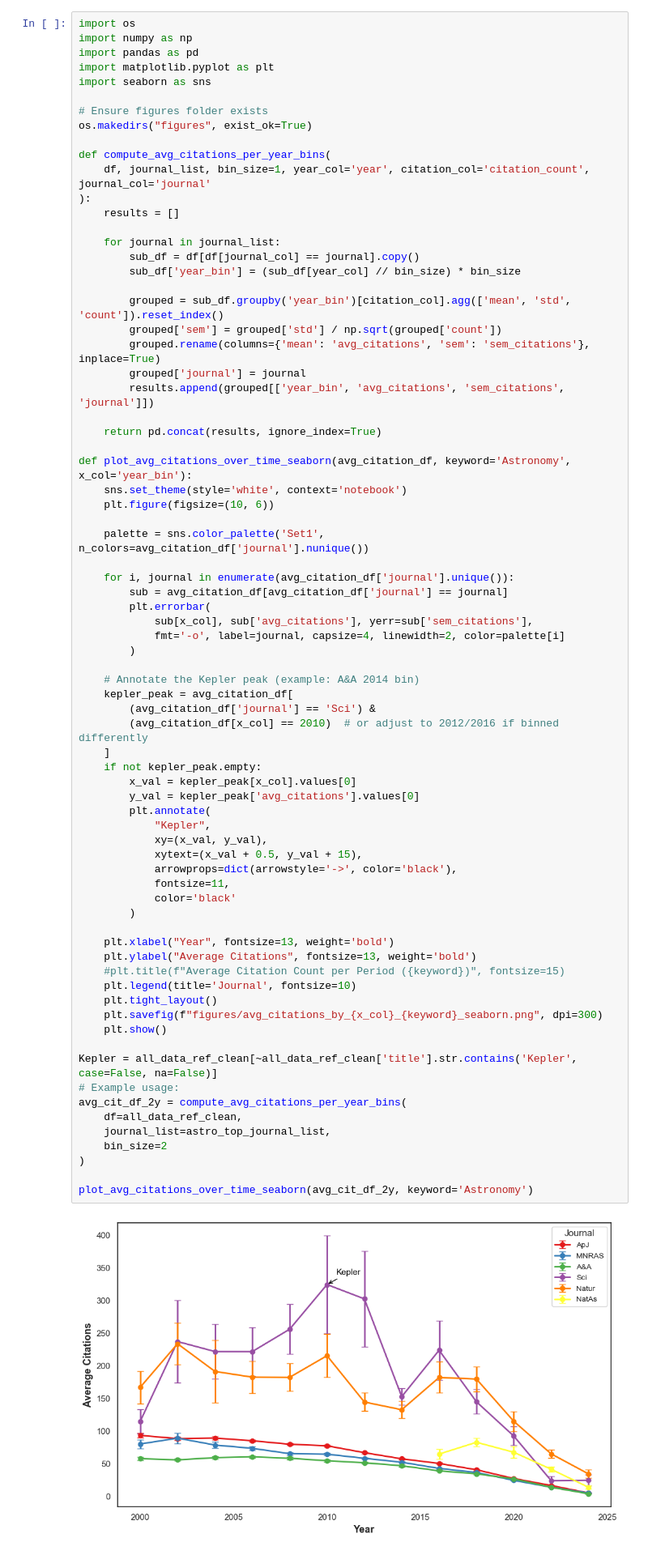
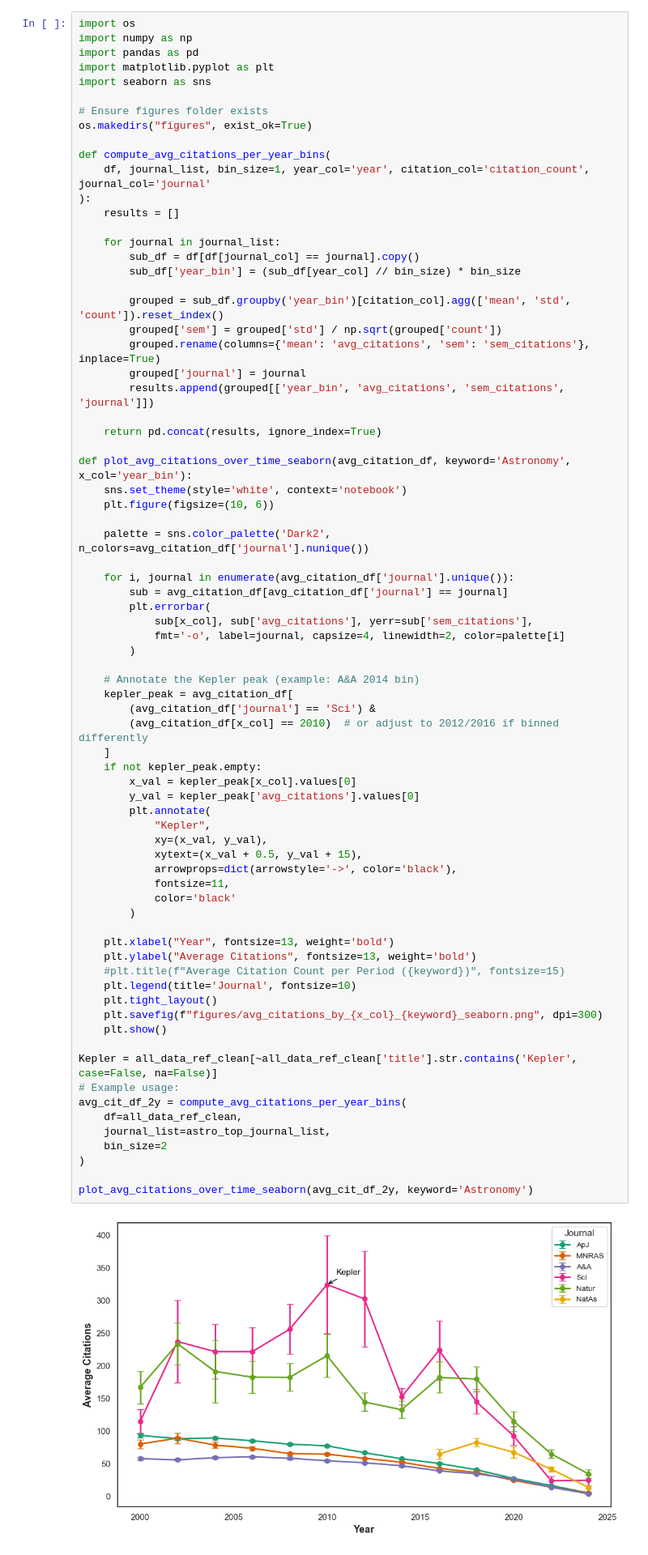
Before and after one commit to vadibekyan/ads_stats, a Jupyter notebook: astronomy_references.ipynb, the cells around one changed output. Shown at 81% size. Saved outputs shown, nothing was run; the diff lists cells and outputs as text.

```diff
--- a/astronomy_references.ipynb
+++ b/astronomy_references.ipynb
@@ -887,7 +924,7 @@ def plot_avg_citations_over_time_seaborn(avg_citation_df, keyword='Astronomy', x
     sns.set_theme(style='white', context='notebook')
     plt.figure(figsize=(10, 6))
 
-    palette = sns.color_palette('Set1', n_colors=avg_citation_df['journal'].nunique())
+    palette = sns.color_palette('Dark2', n_colors=avg_citation_df['journal'].nunique())
 
     for i, journal in enumerate(avg_citation_df['journal'].unique()):
         sub = avg_citation_df[avg_citation_df['journal'] == journal]
@@ -904,34 +941,34 @@ def plot_avg_citations_over_time_seaborn(avg_citation_df, keyword='Astronomy', x
     if not kepler_peak.empty:
         x_val = kepler_peak[x_col].values[0]
         y_val = kepler_peak['avg_citations'].values[0]
         plt.annotate(
             "Kepler",
             xy=(x_val, y_val),
             xytext=(x_val + 0.5, y_val + 15),
             arrowprops=dict(arrowstyle='->', color='black'),
             fontsize=11,
             color='black'
         )
 
     plt.xlabel("Year", fontsize=13, weight='bold')
     plt.ylabel("Average Citations", fontsize=13, weight='bold')
     #plt.title(f"Average Citation Count per Period ({keyword})", fontsize=15)
     plt.legend(title='Journal', fontsize=10)
     plt.tight_layout()
     plt.savefig(f"figures/avg_citations_by_{x_col}_{keyword}_seaborn.png", dpi=300)
     plt.show()
 
 Kepler = all_data_ref_clean[~all_data_ref_clean['title'].str.contains('Kepler', case=False, na=False)]
 # Example usage:
 avg_cit_df_2y = compute_avg_citations_per_year_bins(
     df=all_data_ref_clean,
     journal_list=astro_top_journal_list,
     bin_size=2
 )
 
 plot_avg_citations_over_time_seaborn(avg_cit_df_2y, keyword='Astronomy')
 # %% [output]
-[figure, old version]
+[figure, new version]
 # %% [markdown]
 'Swope Supernova Survey 2017a (SSS17a), the o...	988	2017Sci...358.1556C
 all_data_ref_clean[(all_data_ref_clean.journal == 'Natur') & (all_data_ref_clean.year == 2018)][['title', 'citation_count', 'bibcode']]
```
Also changed, not shown: parts of 14 cells of this notebook, 18 other files.
